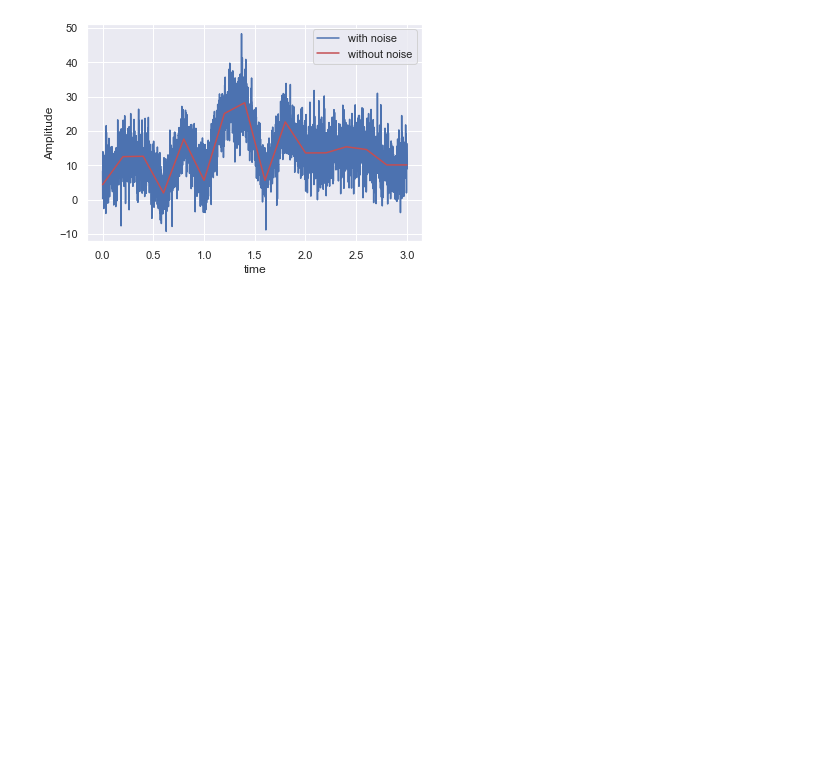
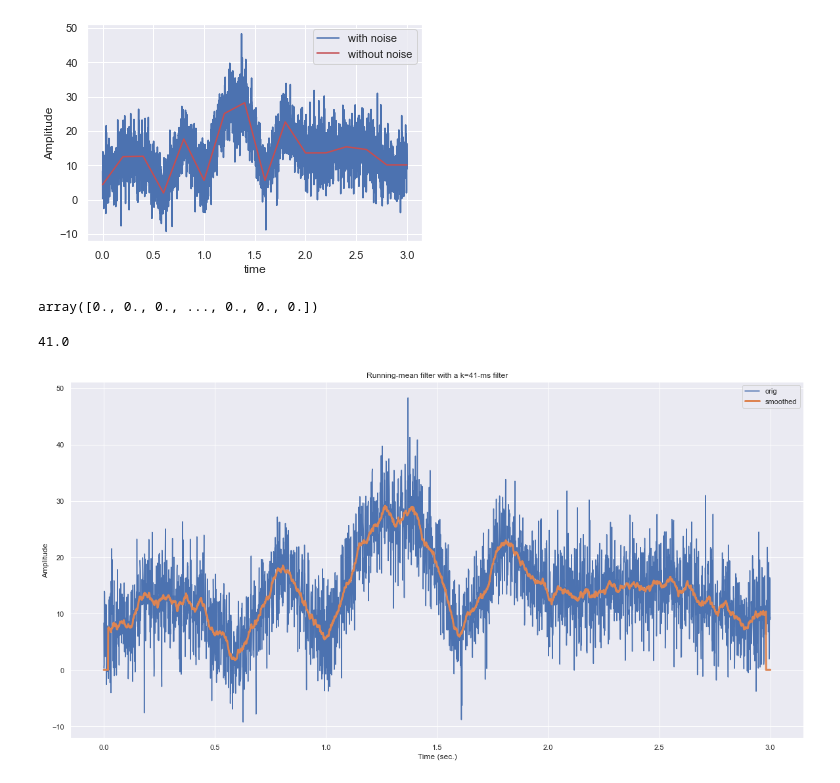
Before and after one commit to dissagaliyeva/computational_neuroscience, a Jupyter notebook: eeg_course/timeseries_denoising/mean_smooth.ipynb, the cells around one changed output. Saved outputs shown, nothing was run; the diff lists cells and outputs as text; code cells hidden in the pictures; blank space fills up the shorter version.

Commit message:
Add plots for smoothed time series

```diff
--- a/eeg_course/timeseries_denoising/mean_smooth.ipynb
+++ b/eeg_course/timeseries_denoising/mean_smooth.ipynb
@@ -34,3 +34,37 @@ plt.ylabel('Amplitude')
 plt.show()
 # %% [output]
 [figure]
+# %%
+# initialize filtered signal vector
+# setting filtsig=signal will remove the edge points problem and set it to
+# the starting/ending points instead
+filtsig = np.zeros(len(signal))
+
+# implement running mean filter
+# making k bigger will give smoother lines
+k = 20
+
+for i in range(k, n - k):
+    filtsig[i] = np.mean(signal[i - k : i + k])
+
+filtsig
+# %% [output]
+array([0., 0., 0., ..., 0., 0., 0.])
+# %%
+# compute window size in ms
+windowsize = 1000 * (k * 2 + 1) / srate
+print(windowsize)
+# %% [output]
+41.0
+# %%
+plt.figure(figsize=(20, 10))
+plt.plot(time, signal, label='orig')
+plt.plot(time, filtsig, label='smoothed', linewidth=3)
+plt.legend()
+plt.xlabel('Time (sec.)')
+plt.ylabel('Amplitude')
+plt.title('Running-mean filter with a k=%d-ms filter' %windowsize)
+
+plt.show()
+# %% [output]
+[figure, added]
```
